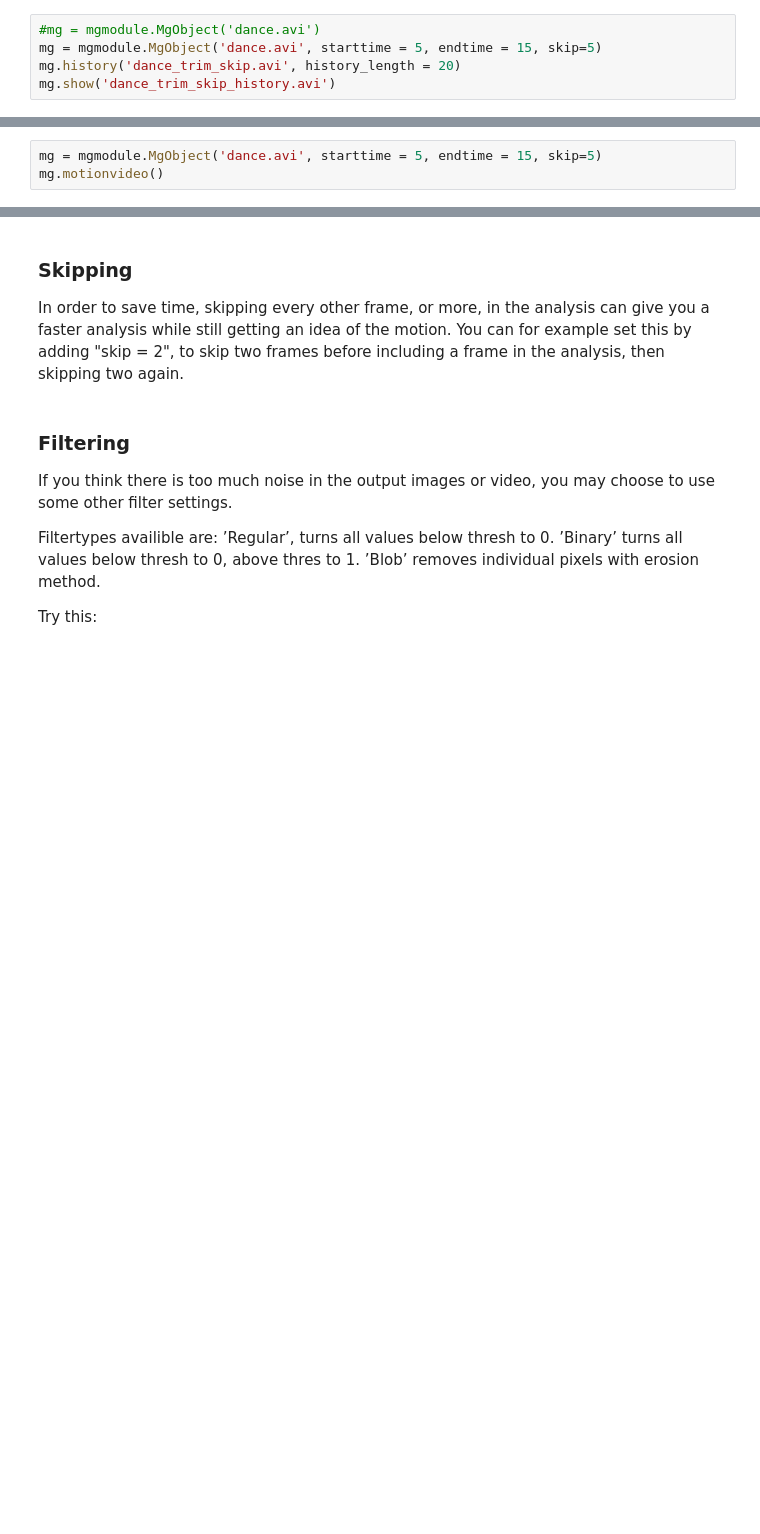
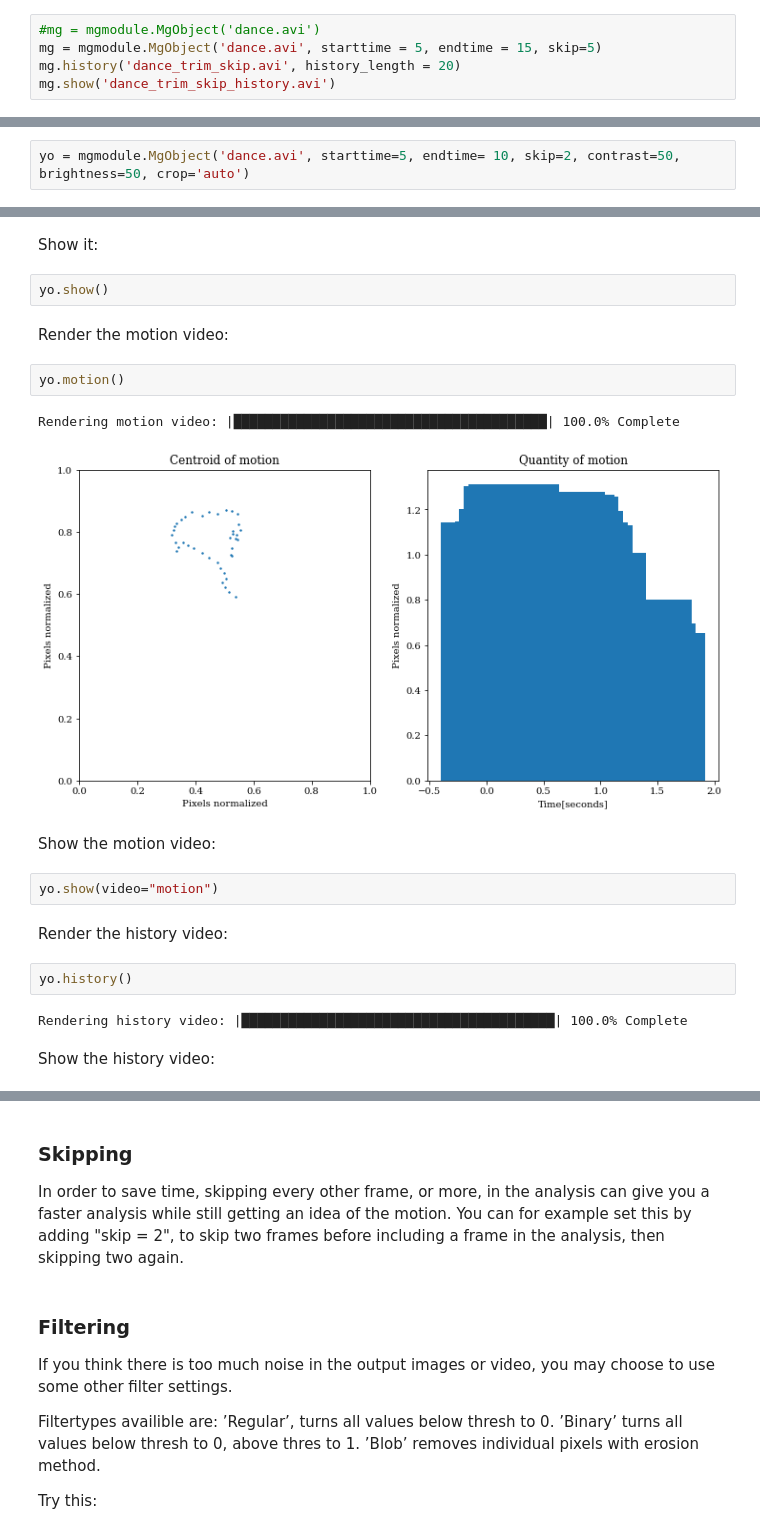
Before and after one commit to fourMs/MGT-python, a Jupyter notebook: MotionGesturesToolbox.ipynb, the cells around one changed output, grey strips where cells are left out. Cells and saved outputs as stored; diff of their text form; blank space fills up the shorter version.

```diff
--- a/MotionGesturesToolbox.ipynb
+++ b/MotionGesturesToolbox.ipynb
@@ -71,3 +84,2 @@ mg.show('dance_trim_skip_history.avi')
 # %%
-mg = mgmodule.MgObject('dance.avi', starttime = 5, endtime = 15, skip=5)
-mg.motionvideo()
+yo = mgmodule.MgObject('dance.avi', starttime=5, endtime= 10, skip=2, contrast=50, brightness=50, crop='auto')
@@ -73,0 +93,23 @@ mg.motionvideo()
+# %% [markdown]
+Show it:
+# %%
+yo.show()
+# %% [markdown]
+Render the motion video:
+# %%
+yo.motion()
+# %% [output]
+Rendering motion video: |████████████████████████████████████████| 100.0% Complete
+[figure, added]
+# %% [markdown]
+Show the motion video:
+# %%
+yo.show(video="motion")
+# %% [markdown]
+Render the history video:
+# %%
+yo.history()
+# %% [output]
+Rendering history video: |████████████████████████████████████████| 100.0% Complete
+# %% [markdown]
+Show the history video:
```
Also changed, not shown: parts of 13 cells of this notebook, 8 other files.
